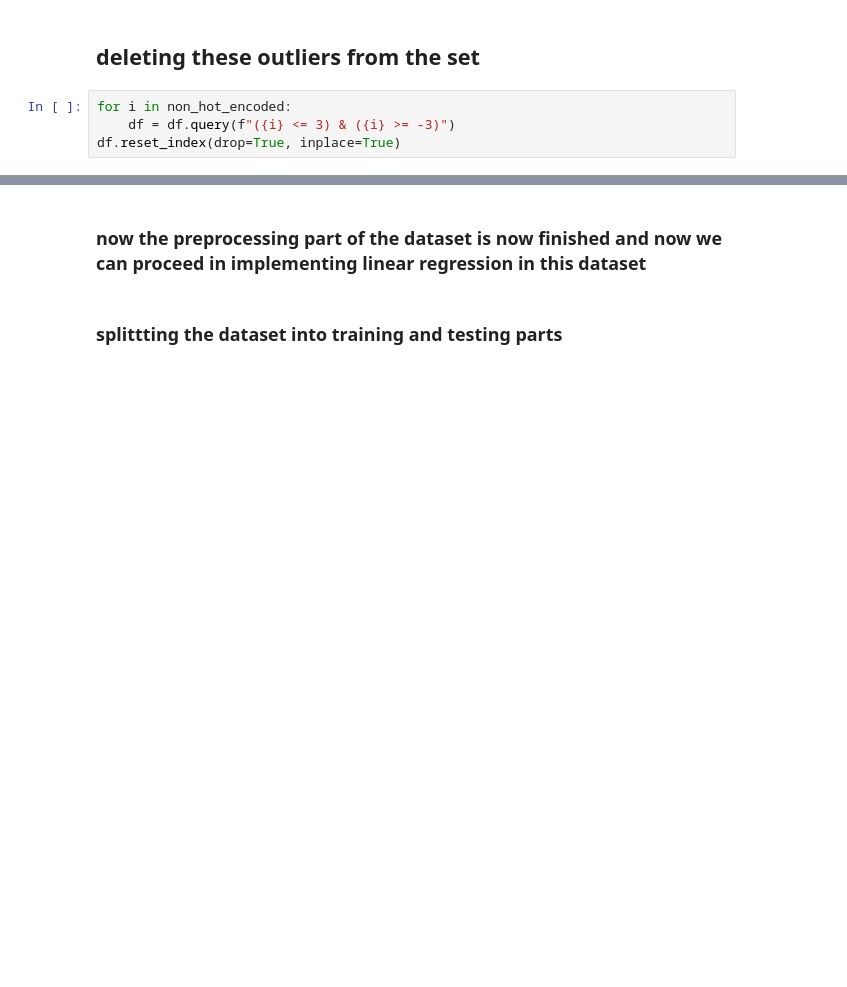
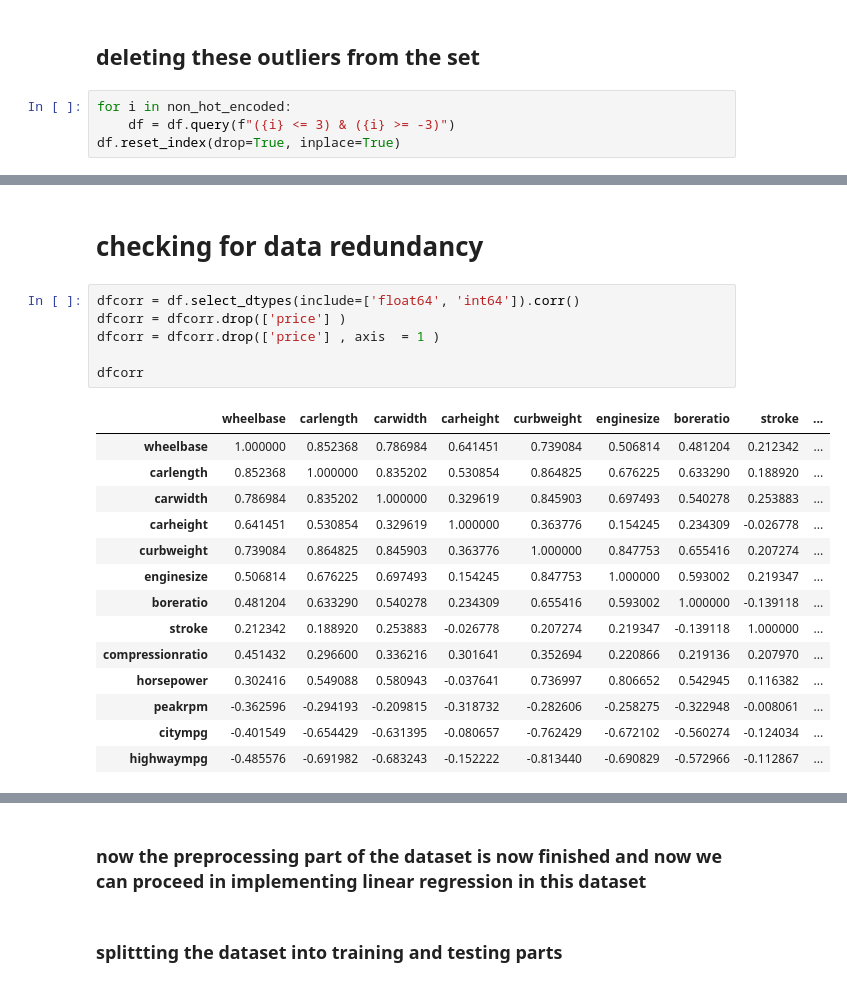
Before and after one commit to sitaramdubagunta/CarPricePrediction-LinearRegression, a Jupyter notebook: Untitled.ipynb, the cells around one changed output, grey strips where cells are left out. Drawn from its saved outputs; the diff is of its cells as text; blank space fills up the shorter version.

```diff
--- a/Untitled.ipynb
+++ b/Untitled.ipynb
@@ -112,0 +111,23 @@ plt.tight_layout()
+# %% [markdown]
+# checking for data redundancy
+# %%
+dfcorr = df.select_dtypes(include=['float64', 'int64']).corr()
+dfcorr = dfcorr.drop(['price'] )
+dfcorr = dfcorr.drop(['price'] , axis  = 1 )
+
+dfcorr
+# %% [output]
+|  | wheelbase | carlength | carwidth | carheight | curbweight | enginesize | boreratio | stroke | ... |
+| wheelbase | 1.000000 | 0.852368 | 0.786984 | 0.641451 | 0.739084 | 0.506814 | 0.481204 | 0.212342 | ... |
+| carlength | 0.852368 | 1.000000 | 0.835202 | 0.530854 | 0.864825 | 0.676225 | 0.633290 | 0.188920 | ... |
+| carwidth | 0.786984 | 0.835202 | 1.000000 | 0.329619 | 0.845903 | 0.697493 | 0.540278 | 0.253883 | ... |
+| carheight | 0.641451 | 0.530854 | 0.329619 | 1.000000 | 0.363776 | 0.154245 | 0.234309 | -0.026778 | ... |
+| curbweight | 0.739084 | 0.864825 | 0.845903 | 0.363776 | 1.000000 | 0.847753 | 0.655416 | 0.207274 | ... |
+| enginesize | 0.506814 | 0.676225 | 0.697493 | 0.154245 | 0.847753 | 1.000000 | 0.593002 | 0.219347 | ... |
+| boreratio | 0.481204 | 0.633290 | 0.540278 | 0.234309 | 0.655416 | 0.593002 | 1.000000 | -0.139118 | ... |
+| stroke | 0.212342 | 0.188920 | 0.253883 | -0.026778 | 0.207274 | 0.219347 | -0.139118 | 1.000000 | ... |
+| compressionratio | 0.451432 | 0.296600 | 0.336216 | 0.301641 | 0.352694 | 0.220866 | 0.219136 | 0.207970 | ... |
+| horsepower | 0.302416 | 0.549088 | 0.580943 | -0.037641 | 0.736997 | 0.806652 | 0.542945 | 0.116382 | ... |
+| peakrpm | -0.362596 | -0.294193 | -0.209815 | -0.318732 | -0.282606 | -0.258275 | -0.322948 | -0.008061 | ... |
+| citympg | -0.401549 | -0.654429 | -0.631395 | -0.080657 | -0.762429 | -0.672102 | -0.560274 | -0.124034 | ... |
+| highwaympg | -0.485576 | -0.691982 | -0.683243 | -0.152222 | -0.813440 | -0.690829 | -0.572966 | -0.112867 | ... |
```
Also changed, not shown: parts of 11 cells of this notebook.
